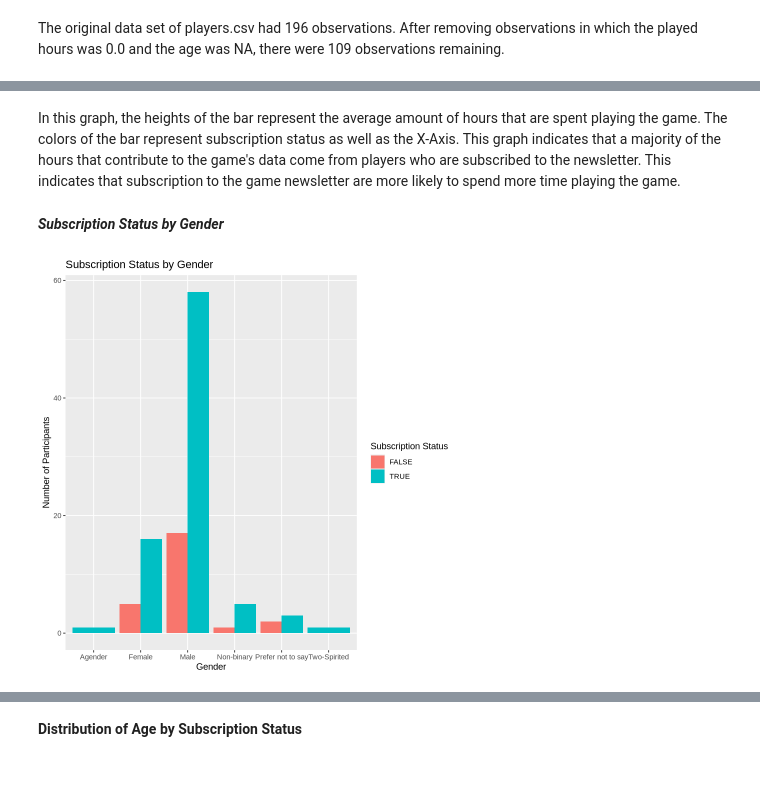
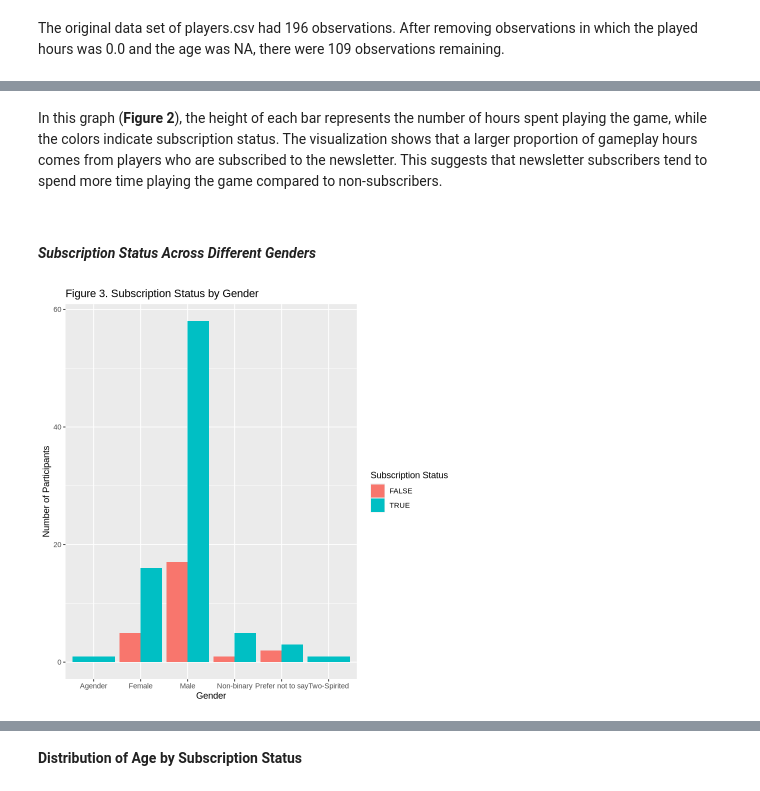
Before and after one commit to wandereryiu/dsci-100-2025W1-group-38, a Jupyter notebook: dsci_100_project_report_group_38.ipynb, the cells around one changed output, grey strips where cells are left out. Saved outputs shown, nothing was run; the diff lists cells and outputs as text; code cells hidden in the pictures.

```diff
--- a/dsci_100_project_report_group_38.ipynb
+++ b/dsci_100_project_report_group_38.ipynb
@@ -196,14 +220,17 @@ played_hours_plot
 # %% [markdown]
-In this graph, the heights of the bar represent the average amount of hours that are spent playing the game. The colors of the bar represent subscription status as well as the X-Axis. This graph indicates that a majority of the hours that contribute to the game's data come from players who are subscribed to the newsletter. This indicates that subscription to the game newsletter are more likely to spend more time playing the game.
+In this graph (**Figure 2**), the height of each bar represents the number of hours spent playing the game, while the colors indicate subscription status. The visualization shows that a larger proportion of gameplay hours comes from players who are subscribed to the newsletter. This suggests that newsletter subscribers tend to spend more time playing the game compared to non-subscribers.
+
+<br>
 # %% [markdown]
-***Subscription Status by Gender***
+***Subscription Status Across Different Genders***
 # %%
 gender_plot <- ggplot(players_filtered, aes(x = gender, fill = subscribe)) +
     geom_bar(position = "dodge") +
     labs(x = "Gender", y = "Number of Participants",
          fill = "Subscription Status",
-         title = "Subscription Status by Gender")
+         title = "Figure 3. Subscription Status by Gender")
+
 gender_plot
 # %% [output]
-[figure, old version]
+[figure, new version]
 # %% [markdown]
```
Also changed, not shown: parts of 20 cells of this notebook.
